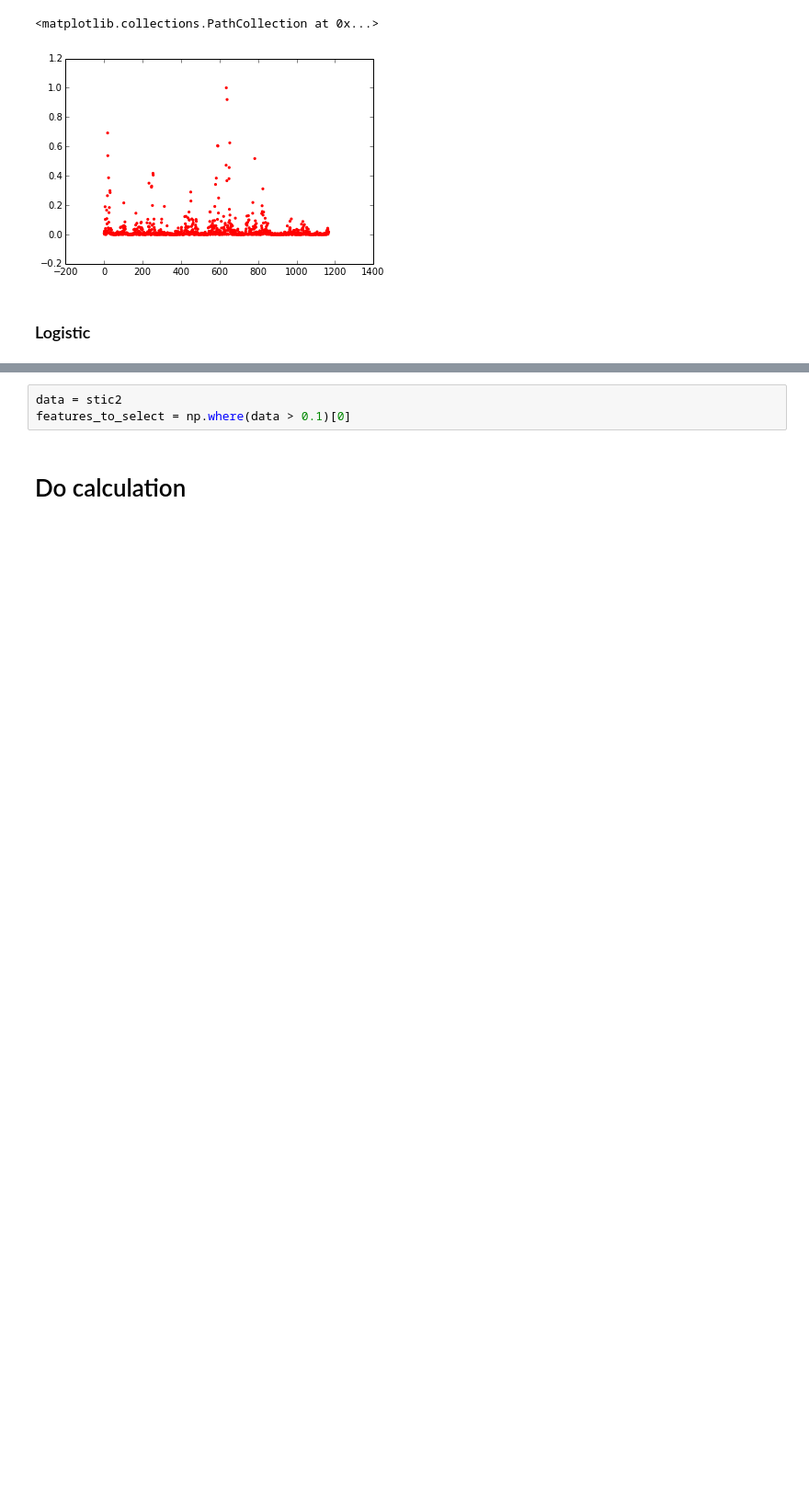
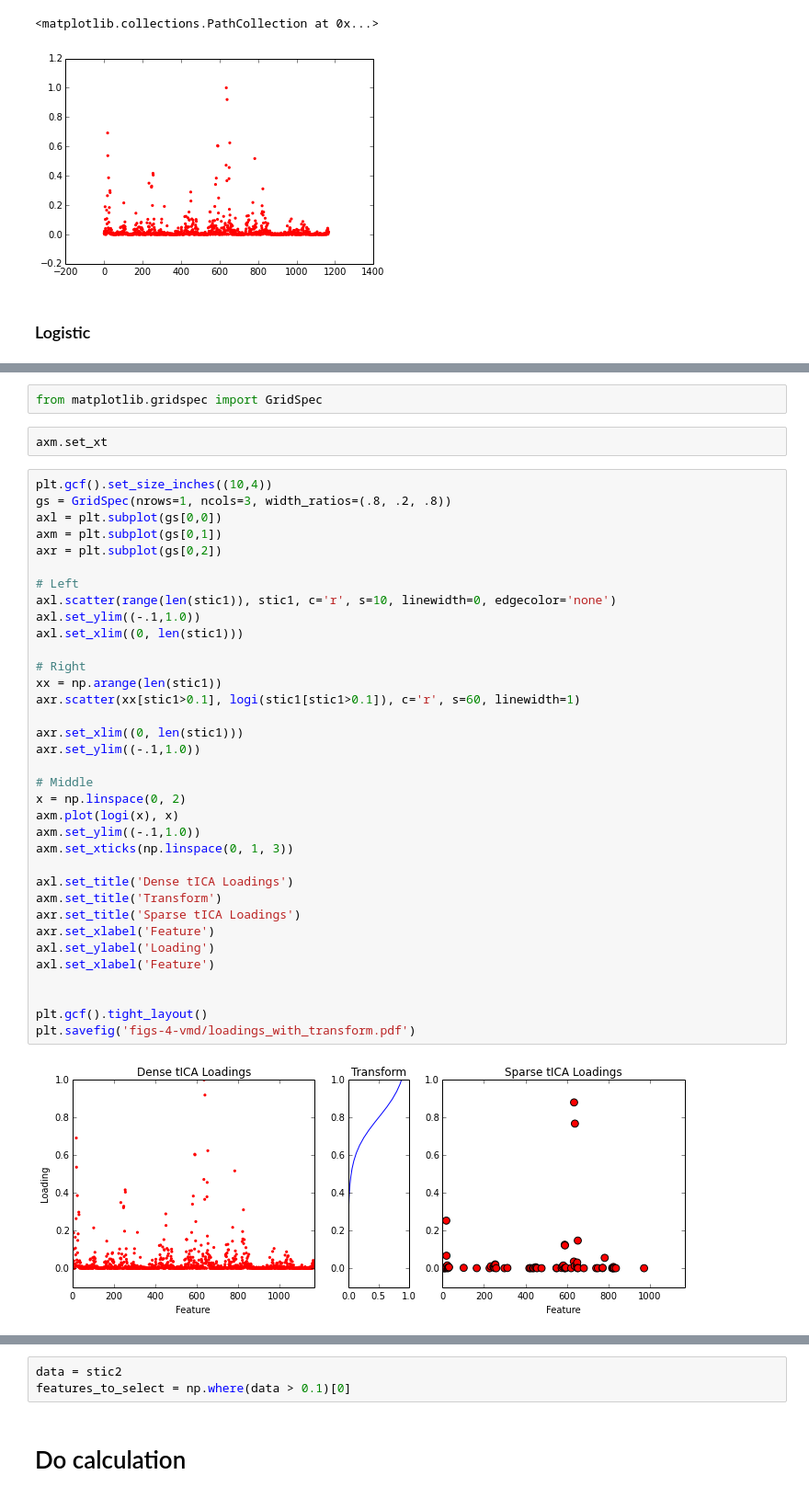
Before and after one commit to mpharrigan/wetmsm, a Jupyter notebook: ipython/bphc/bphc_water/4-bphc_vmd-highlight.ipynb, the cells around one changed output, grey strips where cells are left out. Shown at 92% size. Cells and saved outputs as stored; diff of their text form; blank space fills up the shorter version.

```diff
--- a/ipython/bphc/bphc_water/4-bphc_vmd-highlight.ipynb
+++ b/ipython/bphc/bphc_water/4-bphc_vmd-highlight.ipynb
@@ -49 +46,42 @@ plt.plot(x, logi(x, 0.8, 0.1))
+# %%
+from matplotlib.gridspec import GridSpec
+# %%
+axm.set_xt
+# %%
+plt.gcf().set_size_inches((10,4))
+gs = GridSpec(nrows=1, ncols=3, width_ratios=(.8, .2, .8))
+axl = plt.subplot(gs[0,0])
+axm = plt.subplot(gs[0,1])
+axr = plt.subplot(gs[0,2])
+
+# Left
+axl.scatter(range(len(stic1)), stic1, c='r', s=10, linewidth=0, edgecolor='none')
+axl.set_ylim((-.1,1.0))
+axl.set_xlim((0, len(stic1)))
+
+# Right
+xx = np.arange(len(stic1))
+axr.scatter(xx[stic1>0.1], logi(stic1[stic1>0.1]), c='r', s=60, linewidth=1)
+
+axr.set_xlim((0, len(stic1)))
+axr.set_ylim((-.1,1.0))
+
+# Middle
+x = np.linspace(0, 2)
+axm.plot(logi(x), x)
+axm.set_ylim((-.1,1.0))
+axm.set_xticks(np.linspace(0, 1, 3))
+
+axl.set_title('Dense tICA Loadings')
+axm.set_title('Transform')
+axr.set_title('Sparse tICA Loadings')
+axr.set_xlabel('Feature')
+axl.set_ylabel('Loading')
+axl.set_xlabel('Feature')
+
+
+plt.gcf().tight_layout()
+plt.savefig('figs-4-vmd/loadings_with_transform.pdf')
+# %% [output]
+[figure, added]
 # %%
```
Also changed, not shown: parts of 5 cells of this notebook, 11 other files.
